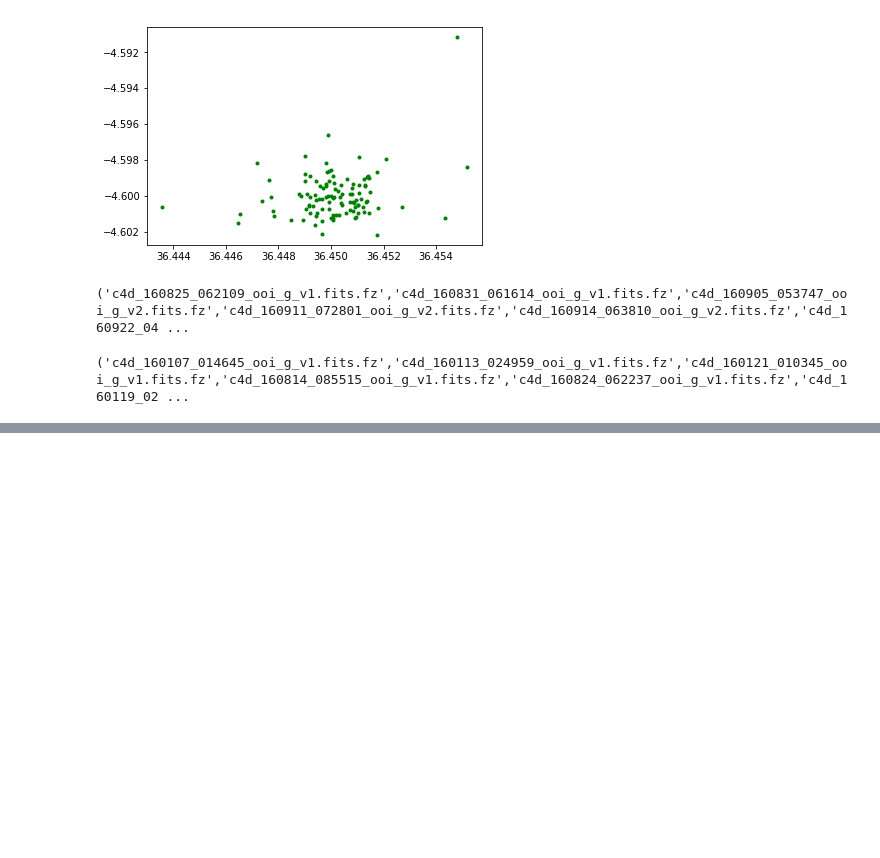
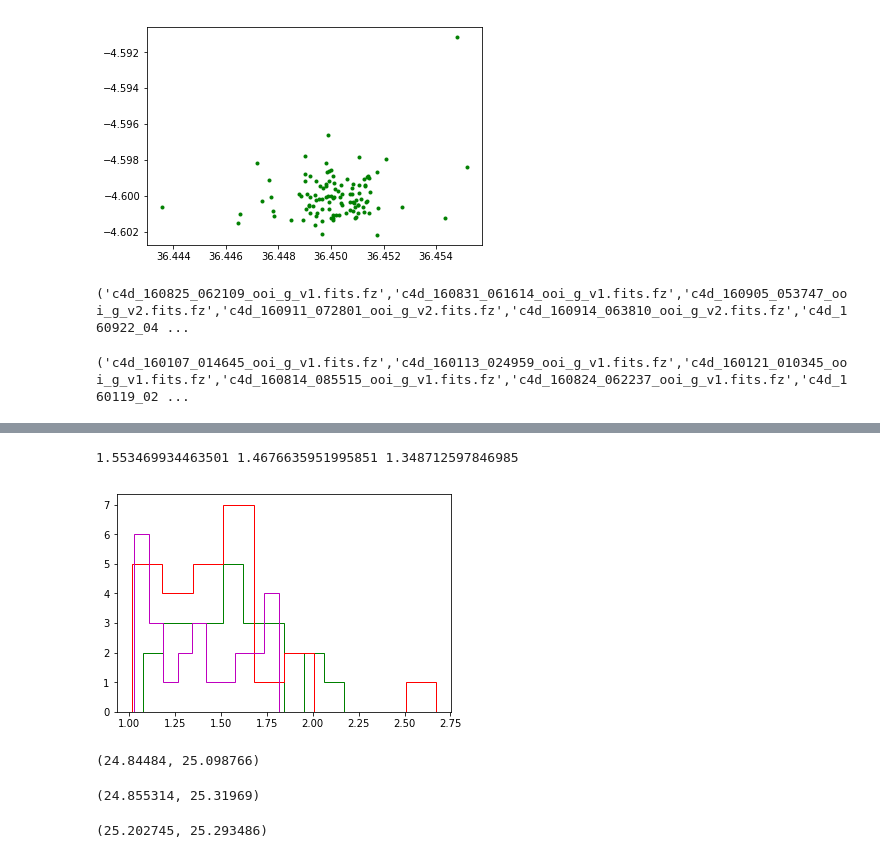
Before and after one commit to dstndstn/detection-paper, a Jupyter notebook: decam.ipynb, the cells around one changed output, grey strips where cells are left out. Drawn from its saved outputs; the diff is of its cells as text; code cells hidden in the pictures; blank space fills up the shorter version.

```diff
--- a/decam.ipynb
+++ b/decam.ipynb
@@ -222,0 +294,22 @@ print('(' + ','.join("'%s'" % d for d in files) + ')')
+# %%
+plt.hist(EG.fwhm * 0.262, histtype='step', color='g');
+plt.hist(ER.fwhm * 0.262, histtype='step', color='r');
+plt.hist(EI.fwhm * 0.262, histtype='step', color='m');
+print(np.median(EG.fwhm)* 0.262,
+    np.median(ER.fwhm)* 0.262,
+    np.median(EI.fwhm)* 0.262)
+# %% [output]
+1.553469934463501 1.4676635951995851 1.348712597846985
+[figure, added]
+# %%
+EG.ccdzpt.min(), EG.ccdzpt.max()
+# %% [output]
+(24.84484, 25.098766)
+# %%
+ER.ccdzpt.min(), ER.ccdzpt.max()
+# %% [output]
+(24.855314, 25.31969)
+# %%
+EI.ccdzpt.min(), EI.ccdzpt.max()
+# %% [output]
+(25.202745, 25.293486)
```
Also changed, not shown: parts of 15 cells of this notebook, 12 other files.
